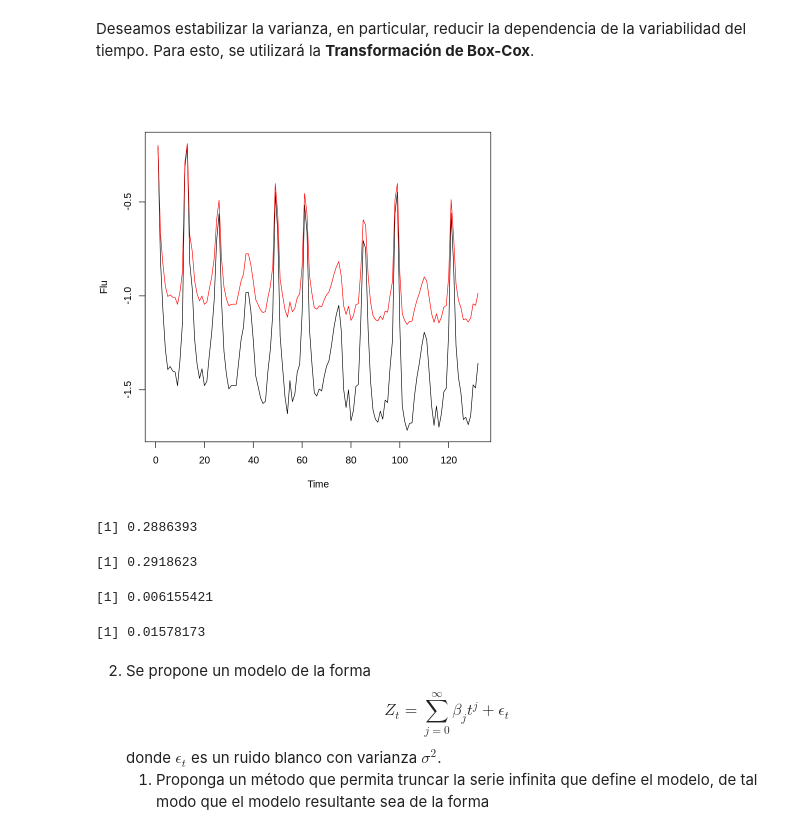
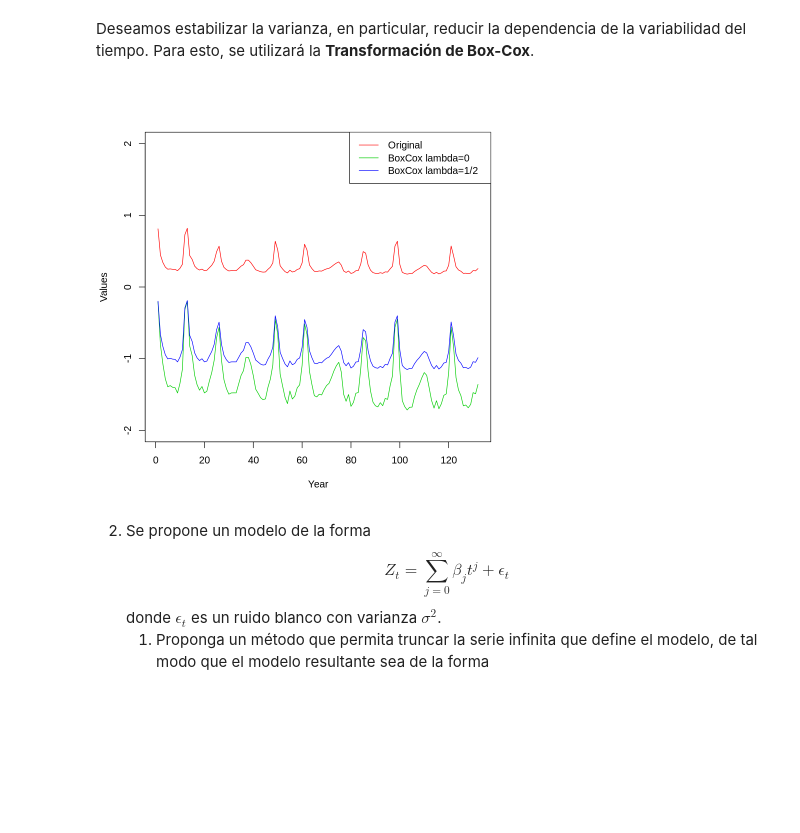
Before and after one commit to brunomb97/mat267-proyectos, a Jupyter notebook: proyecto01/proyecto01.ipynb, the cells around one changed output. Cells and saved outputs as stored; diff of their text form; code cells hidden in the pictures; blank space fills up the shorter version.

```diff
--- a/proyecto01/proyecto01.ipynb
+++ b/proyecto01/proyecto01.ipynb
@@ -25,25 +26,13 @@ library("fpp")
 # %%
 boxcox_flu_0 <- BoxCox(flu, 0)
 boxcox_flu_12 <- BoxCox(flu, 1/2)
-seqplot.ts(boxcox_flu_0, boxcox_flu_12, ylab="Flu")
+range <- ts(1:length(flu))
+plot(flu, type = "l", col = 2, ylim = c(- 2, 2), xlab = "Year", ylab = "Values")
+lines(boxcox_flu_0, type = "l", col = 3)
+lines(boxcox_flu_12, type = "l", col = 4)
+legend("topright", c("Original", "BoxCox lambda=0", "BoxCox lambda=1/2"), lty = 1, col = 2:4)
 # %% [output]
-[figure, old version]
+[figure, new version]
-# %%
-mean(ma_flu, na.rm=TRUE)
-# %% [output]
-[1] 0.2886393
-# %%
-mean(flu, na.rm=TRUE)
-# %% [output]
-[1] 0.2918623
-# %%
-var(ma_flu, na.rm=TRUE)[1]
-# %% [output]
-[1] 0.006155421
-# %%
-var(flu, na.rm=TRUE)[1]
-# %% [output]
-[1] 0.01578173
 # %% [markdown]
 2. Se propone un modelo de la forma
     $$Z_t = \sum_{j=0}^{\infty} \beta_j t^j + \epsilon_t$$
```
Also changed, not shown: parts of 22 cells of this notebook.
